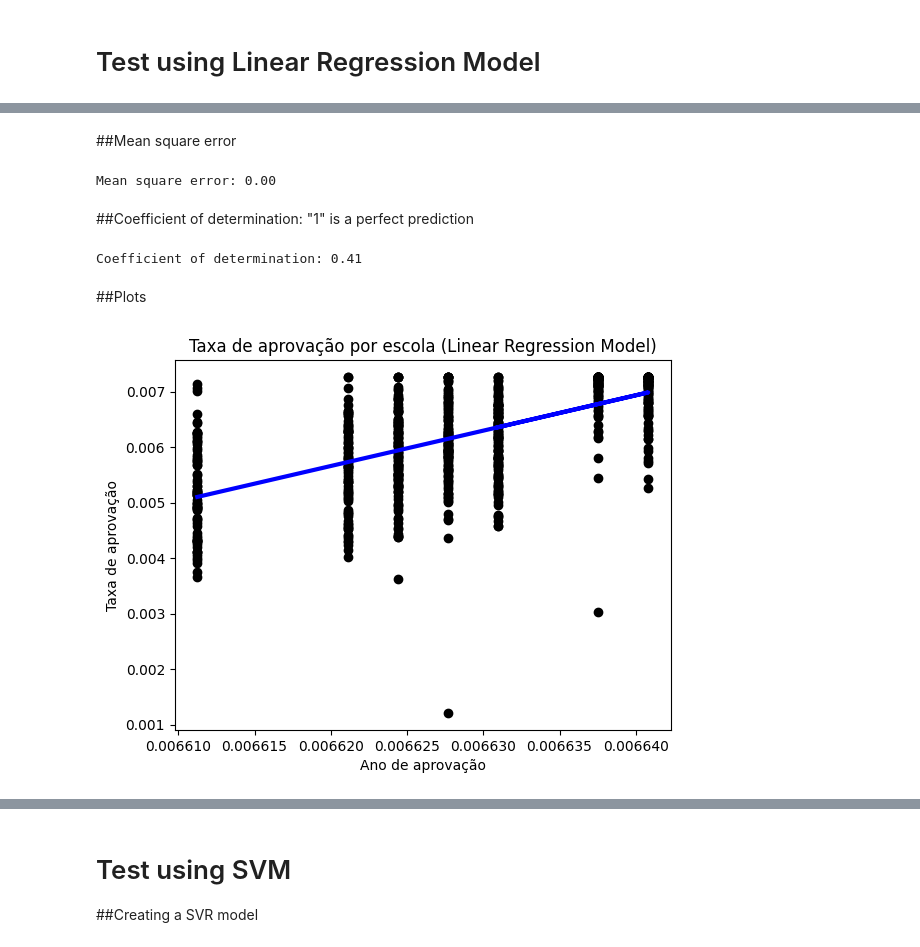
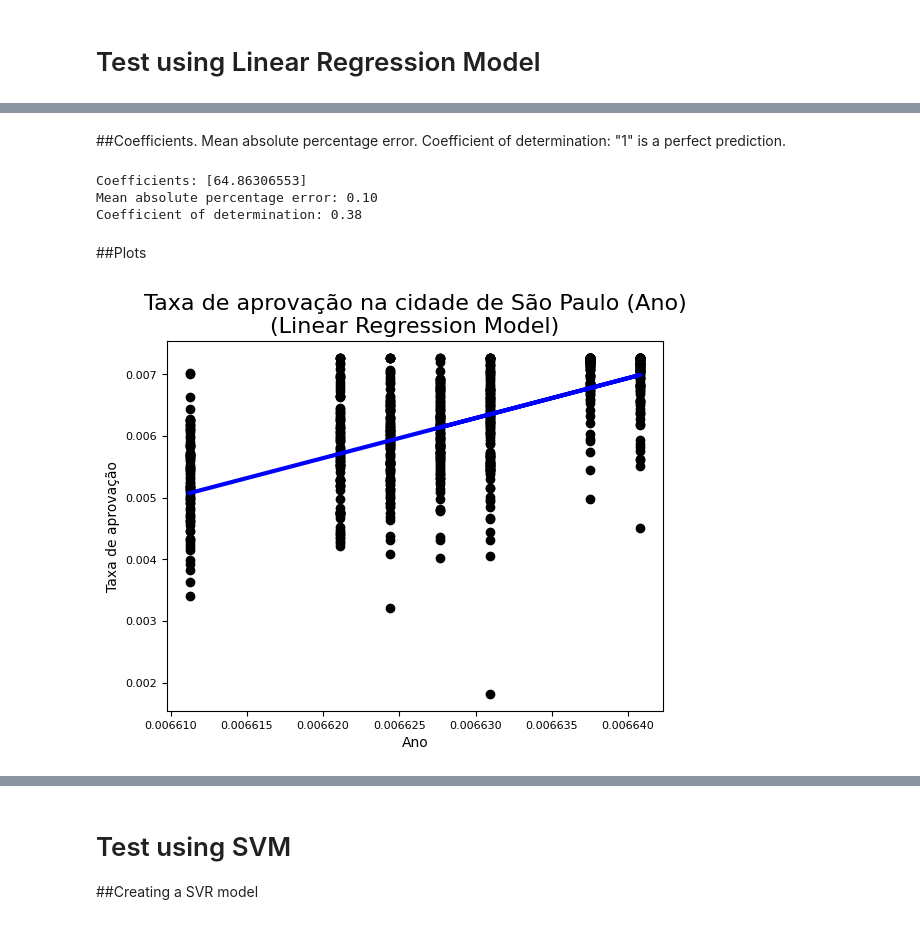
Before and after one commit to maiconspa/student-analysis, a Jupyter notebook: a3_ia.ipynb, the cells around one changed output, grey strips where cells are left out. Drawn from its saved outputs; the diff is of its cells as text; code cells hidden in the pictures.

```diff
--- a/a3_ia.ipynb
+++ b/a3_ia.ipynb
@@ -331,24 +317,22 @@ Coefficients:
-# %% [markdown]
-##Mean square error
-# %%
-print("Mean square error: %.2f" % mean_squared_error(y_df_test, aprovados_y_pred))
-# %% [output]
-Mean square error: 0.00
 # %% [markdown]
-##Coefficient of determination: "1" is a perfect prediction
+##Coefficients. Mean absolute percentage error. Coefficient of determination: "1" is a perfect prediction.
 # %%
+print("Coefficients:", regr.coef_)
+print("Mean absolute percentage error: %.2f" % mean_absolute_percentage_error(y_df_test, aprovados_y_pred))
 print("Coefficient of determination: %.2f" % r2_score(y_df_test, aprovados_y_pred))
 # %% [output]
-Coefficient of determination: 0.41
+Coefficients: [64.86306553]
+Mean absolute percentage error: 0.10
+Coefficient of determination: 0.38
 # %% [markdown]
 ##Plots
 # %%
 plt.scatter(x_df_test, y_df_test, color="black")
 plt.plot(x_df_test, aprovados_y_pred, color="blue", linewidth=3)
 
-plt.title('Taxa de aprovação por escola (Linear Regression Model)')
+plt.title('Taxa de aprovação na cidade de São Paulo (Ano)\n(Linear Regression Model)')
 plt.ylabel("Taxa de aprovação")
-plt.xlabel("Ano de aprovação")
+plt.xlabel("Ano")
 plt.show()
 # %% [output]
-[figure, old version]
+[figure, new version]
```
Also changed, not shown: parts of 27 cells of this notebook, 1 other file.
